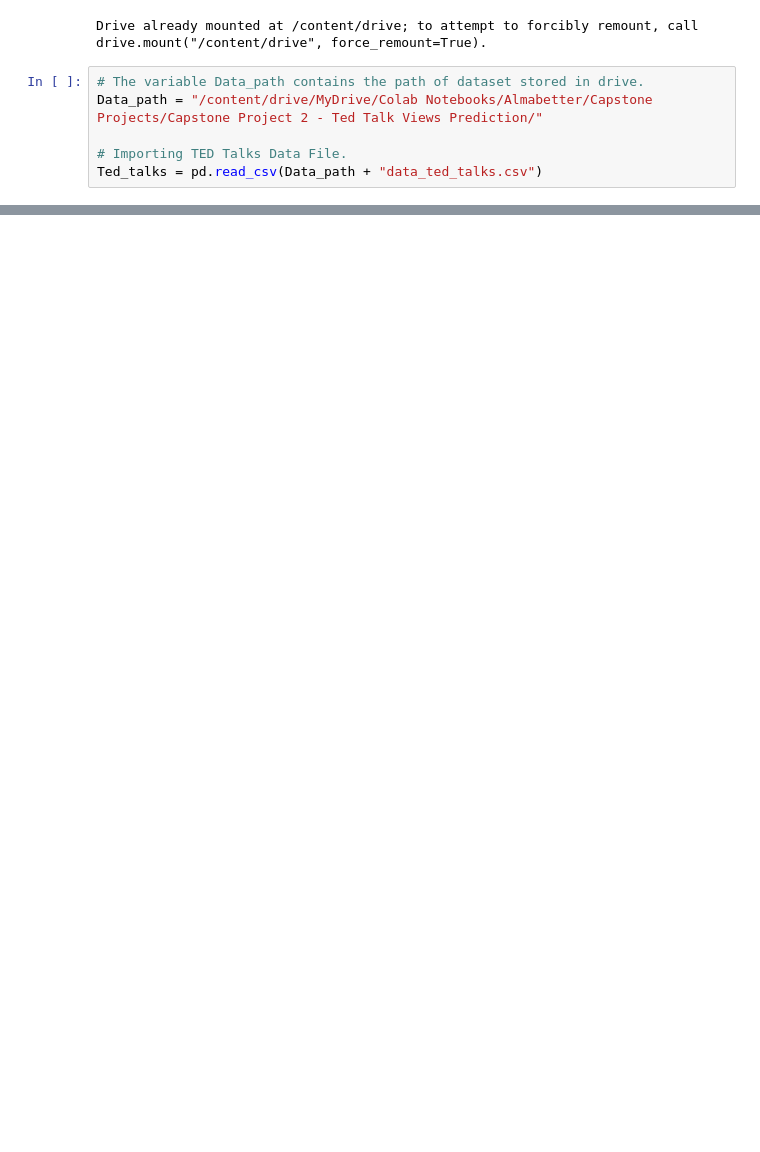
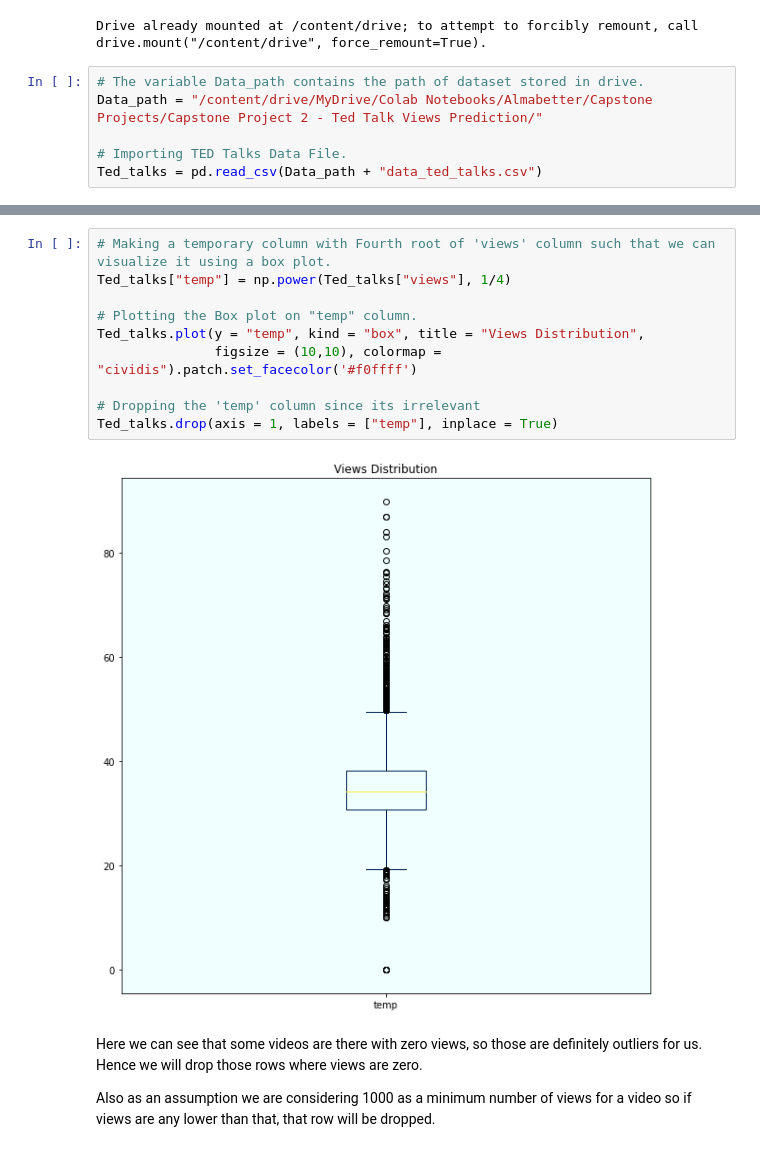
Before and after one commit to Arvind-krishna/Regression-TED-Talks-Views-Prediction, a Jupyter notebook: Ted_Talk_Prediction.ipynb, the cells around one changed output, grey strips where cells are left out. Saved outputs shown, nothing was run; the diff lists cells and outputs as text; blank space fills up the shorter version.

```diff
--- a/Ted_Talk_Prediction.ipynb
+++ b/Ted_Talk_Prediction.ipynb
@@ -239,0 +407,16 @@ Ted_talks
+# %%
+# Making a temporary column with Fourth root of 'views' column such that we can visualize it using a box plot.
+Ted_talks["temp"] = np.power(Ted_talks["views"], 1/4)
+
+# Plotting the Box plot on "temp" column.
+Ted_talks.plot(y = "temp", kind = "box", title = "Views Distribution",
+               figsize = (10,10), colormap = "cividis").patch.set_facecolor('#f0ffff')
+
+# Dropping the 'temp' column since its irrelevant
+Ted_talks.drop(axis = 1, labels = ["temp"], inplace = True)
+# %% [output]
+[figure, added]
+# %% [markdown]
+Here we can see that some videos are there with zero views, so those are definitely outliers for us. Hence we will drop those rows where views are zero.
+
+Also as an assumption we are considering 1000 as a minimum number of views for a video so if views are any lower than that, that row will be dropped.
```
Also changed, not shown: parts of 203 cells of this notebook.
